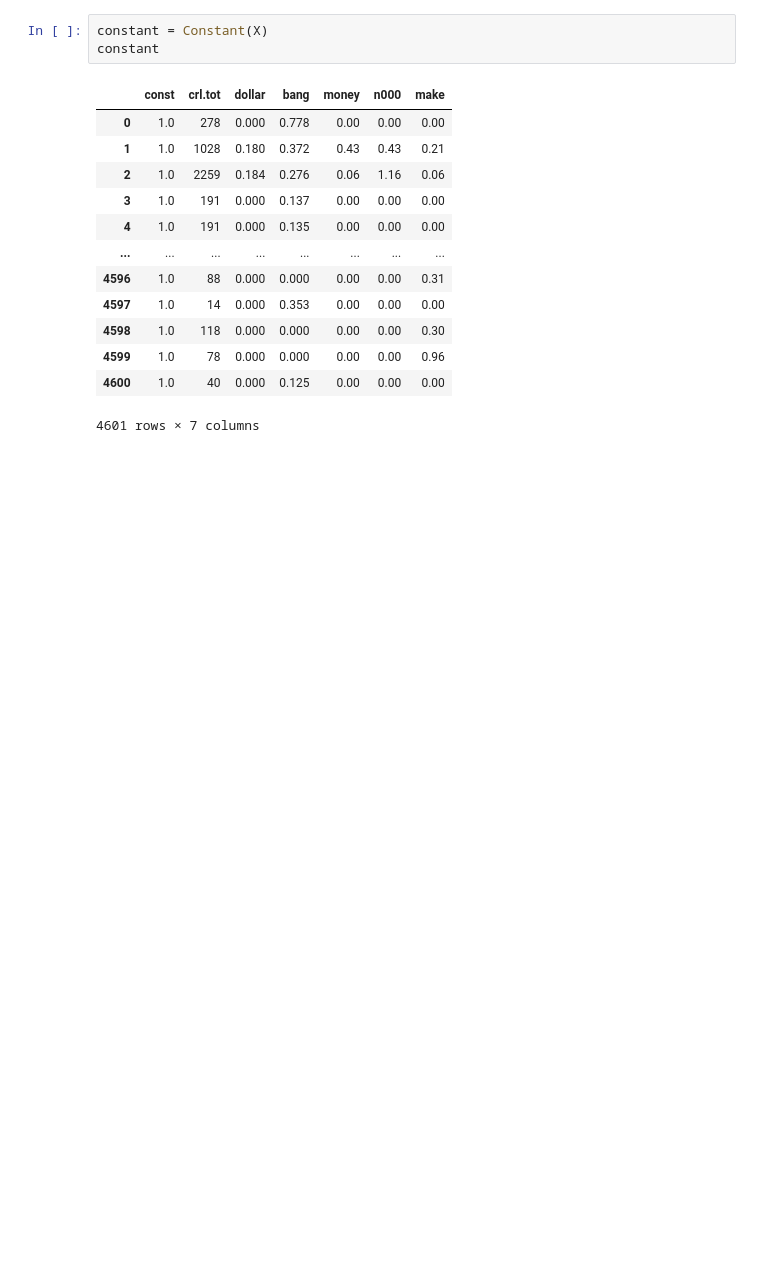
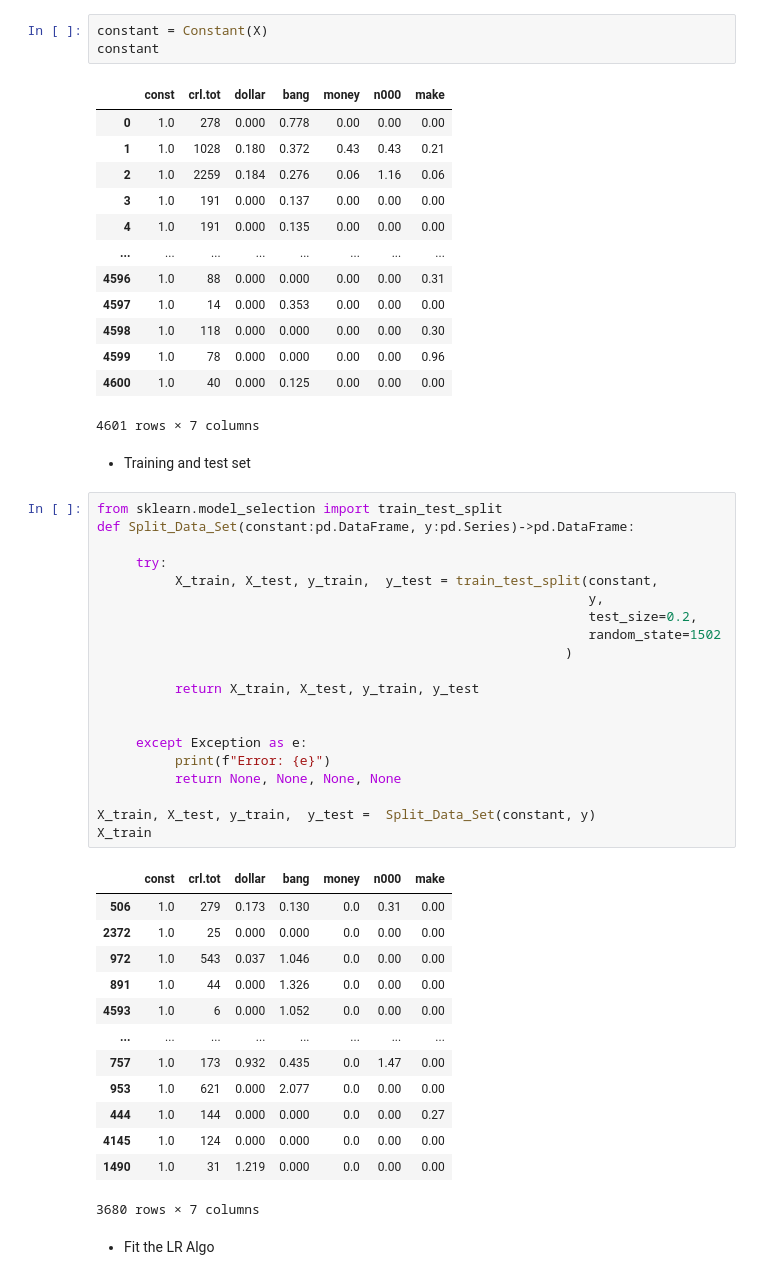
Before and after one commit to Maruf-Ahmad-khan/Feature-Scaling, a Jupyter notebook: Basic_statistics/Logistic regression.ipynb, the cells around one changed output. Cells and saved outputs as stored; diff of their text form; blank space fills up the shorter version.

Commit message:
Fitted the LR Model and Generated Reports

```diff
--- a/Basic_statistics/Logistic regression.ipynb
+++ b/Basic_statistics/Logistic regression.ipynb
@@ -438,3 +438,41 @@ constant
 | 4599 | 1.0 | 78 | 0.000 | 0.000 | 0.00 | 0.00 | 0.96 |
 | 4600 | 1.0 | 40 | 0.000 | 0.125 | 0.00 | 0.00 | 0.00 |
 4601 rows × 7 columns
+# %% [markdown]
+- Training and test set
+# %%
+from sklearn.model_selection import train_test_split
+def Split_Data_Set(constant:pd.DataFrame, y:pd.Series)->pd.DataFrame:
+
+     try:
+          X_train, X_test, y_train,  y_test = train_test_split(constant,
+                                                               y,
+                                                               test_size=0.2,
+                                                               random_state=1502
+                                                            )
+
+          return X_train, X_test, y_train, y_test
+
+
+     except Exception as e:
+          print(f"Error: {e}")
+          return None, None, None, None
+
+X_train, X_test, y_train,  y_test =  Split_Data_Set(constant, y)
+X_train
+# %% [output]
+|  | const | crl.tot | dollar | bang | money | n000 | make |
+| 506 | 1.0 | 279 | 0.173 | 0.130 | 0.0 | 0.31 | 0.00 |
+| 2372 | 1.0 | 25 | 0.000 | 0.000 | 0.0 | 0.00 | 0.00 |
+| 972 | 1.0 | 543 | 0.037 | 1.046 | 0.0 | 0.00 | 0.00 |
+| 891 | 1.0 | 44 | 0.000 | 1.326 | 0.0 | 0.00 | 0.00 |
+| 4593 | 1.0 | 6 | 0.000 | 1.052 | 0.0 | 0.00 | 0.00 |
+| ... | ... | ... | ... | ... | ... | ... | ... |
+| 757 | 1.0 | 173 | 0.932 | 0.435 | 0.0 | 1.47 | 0.00 |
+| 953 | 1.0 | 621 | 0.000 | 2.077 | 0.0 | 0.00 | 0.00 |
+| 444 | 1.0 | 144 | 0.000 | 0.000 | 0.0 | 0.00 | 0.27 |
+| 4145 | 1.0 | 124 | 0.000 | 0.000 | 0.0 | 0.00 | 0.00 |
+| 1490 | 1.0 | 31 | 1.219 | 0.000 | 0.0 | 0.00 | 0.00 |
+3680 rows × 7 columns
+# %% [markdown]
+- Fit the LR Algo
```
Also changed, not shown: parts of 18 cells of this notebook.
